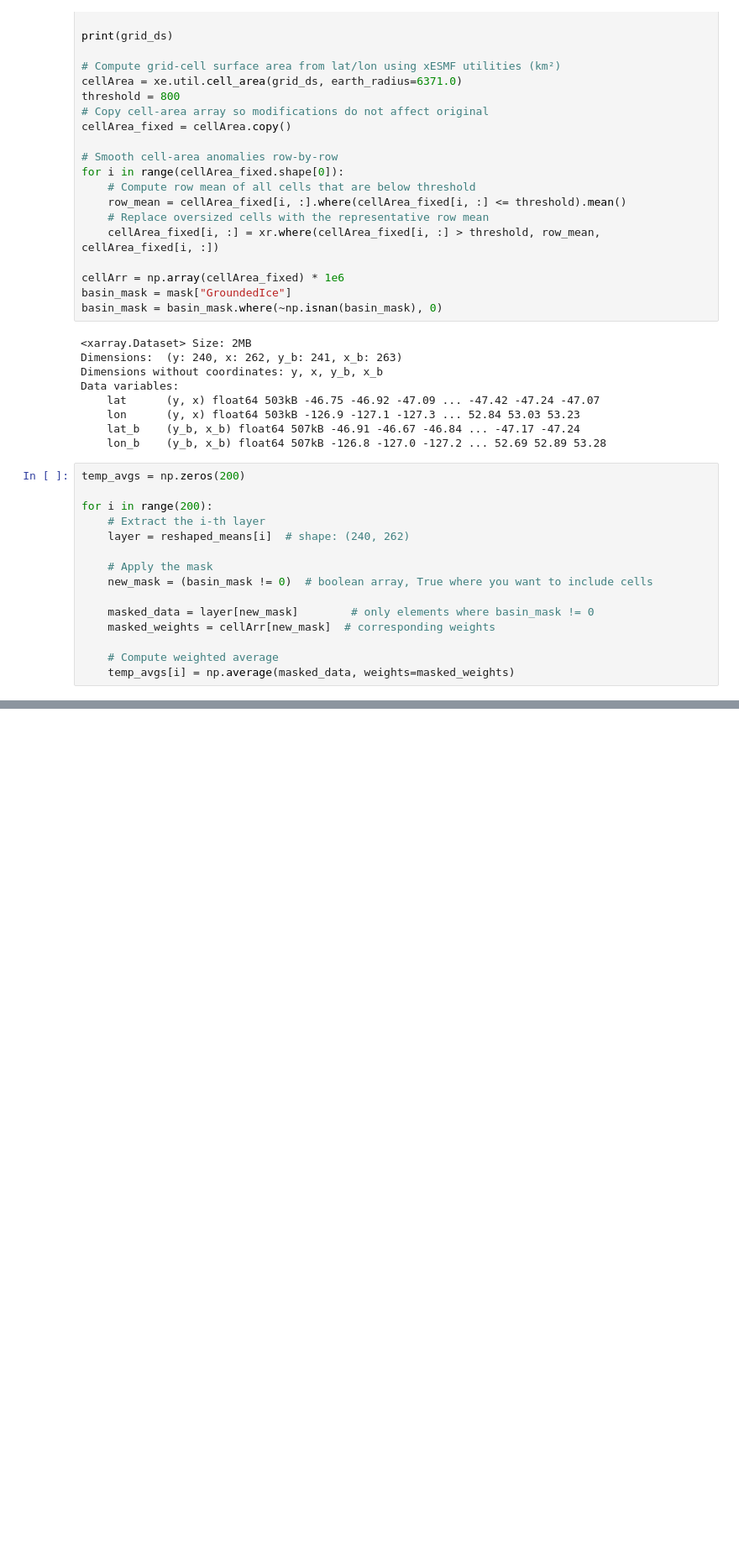
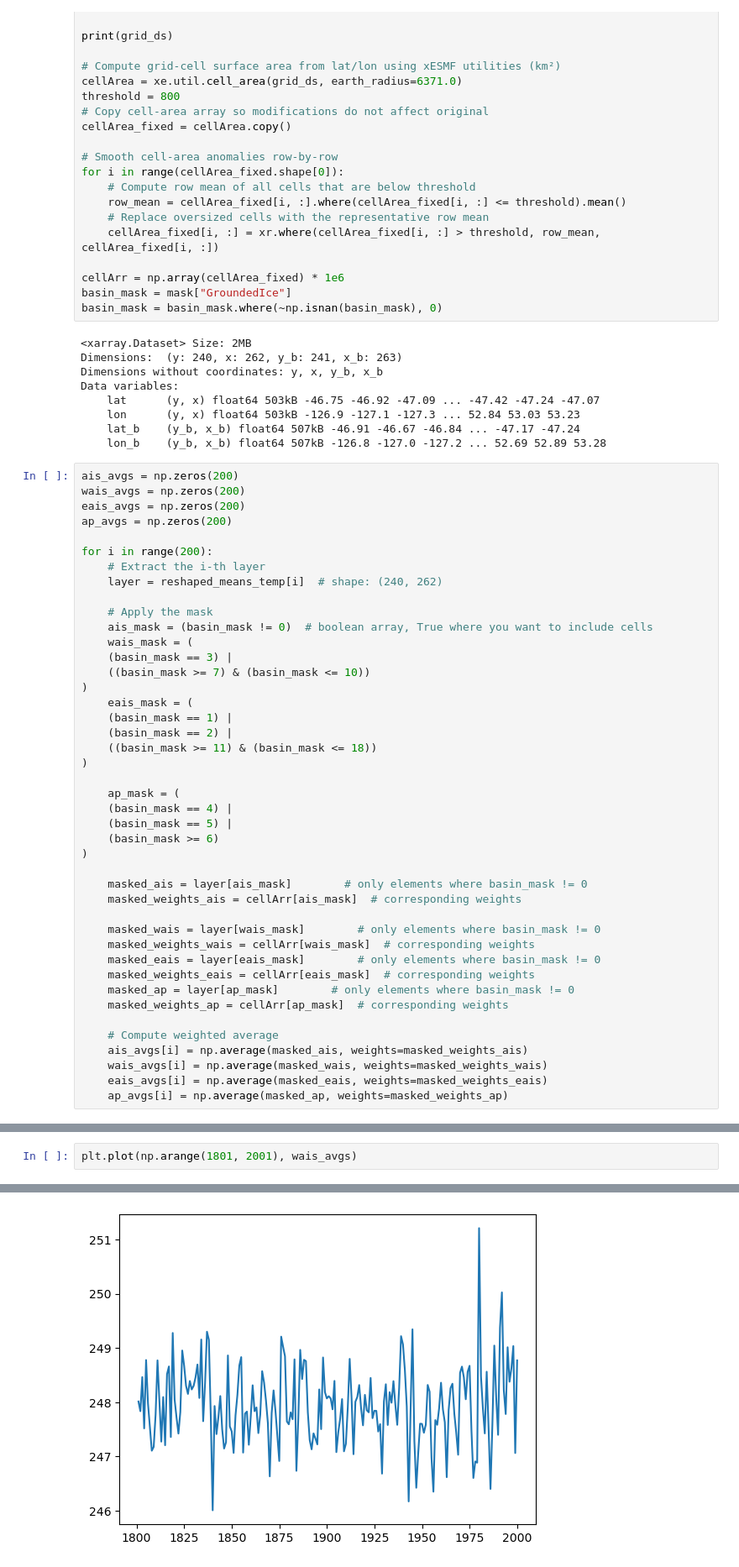
Before and after one commit to advikeswaran/metric-reconstruction, a Jupyter notebook: RACMO_TempRecon.ipynb, the cells around one changed output, grey strips where cells are left out. Shown at 84% size. Cells and saved outputs as stored; diff of their text form; blank space fills up the shorter version.

```diff
--- a/RACMO_TempRecon.ipynb
+++ b/RACMO_TempRecon.ipynb
@@ -467,18 +465,46 @@ Data variables:
     lat_b    (y_b, x_b) float64 507kB -46.91 -46.67 -46.84 ... -47.17 -47.24
     lon_b    (y_b, x_b) float64 507kB -126.8 -127.0 -127.2 ... 52.69 52.89 53.28
 # %%
-temp_avgs = np.zeros(200)
+ais_avgs = np.zeros(200)
+wais_avgs = np.zeros(200)
+eais_avgs = np.zeros(200)
+ap_avgs = np.zeros(200)
 
 for i in range(200):
     # Extract the i-th layer
-    layer = reshaped_means[i]  # shape: (240, 262)
+    layer = reshaped_means_temp[i]  # shape: (240, 262)
 
     # Apply the mask
-    new_mask = (basin_mask != 0)  # boolean array, True where you want to include cells
+    ais_mask = (basin_mask != 0)  # boolean array, True where you want to include cells
+    wais_mask = (
+    (basin_mask == 3) |
+    ((basin_mask >= 7) & (basin_mask <= 10))
+)
+    eais_mask = (
+    (basin_mask == 1) |
+    (basin_mask == 2) |
+    ((basin_mask >= 11) & (basin_mask <= 18))
+)
 
-    masked_data = layer[new_mask]        # only elements where basin_mask != 0
-    masked_weights = cellArr[new_mask]  # corresponding weights
+    ap_mask = (
+    (basin_mask == 4) |
+    (basin_mask == 5) |
+    (basin_mask >= 6)
+)
+
+    masked_ais = layer[ais_mask]        # only elements where basin_mask != 0
+    masked_weights_ais = cellArr[ais_mask]  # corresponding weights
+
+    masked_wais = layer[wais_mask]        # only elements where basin_mask != 0
+    masked_weights_wais = cellArr[wais_mask]  # corresponding weights
+    masked_eais = layer[eais_mask]        # only elements where basin_mask != 0
+    masked_weights_eais = cellArr[eais_mask]  # corresponding weights
+    masked_ap = layer[ap_mask]        # only elements where basin_mask != 0
+    masked_weights_ap = cellArr[ap_mask]  # corresponding weights
 
     # Compute weighted average
-    temp_avgs[i] = np.average(masked_data, weights=masked_weights)
+    ais_avgs[i] = np.average(masked_ais, weights=masked_weights_ais)
+    wais_avgs[i] = np.average(masked_wais, weights=masked_weights_wais)
+    eais_avgs[i] = np.average(masked_eais, weights=masked_weights_eais)
+    ap_avgs[i] = np.average(masked_ap, weights=masked_weights_ap)
 # %%
@@ -493,0 +515,3 @@ plt.plot(np.arange(1801, 2001), reshaped_means[:, 100, 100])
+# %%
+plt.plot(np.arange(1801, 2001), wais_avgs)
+# %% [output]
@@ -493,0 +519 @@ plt.plot(np.arange(1801, 2001), reshaped_means[:, 100, 100])
+[figure, added]
```
Also changed, not shown: parts of 18 cells of this notebook.
